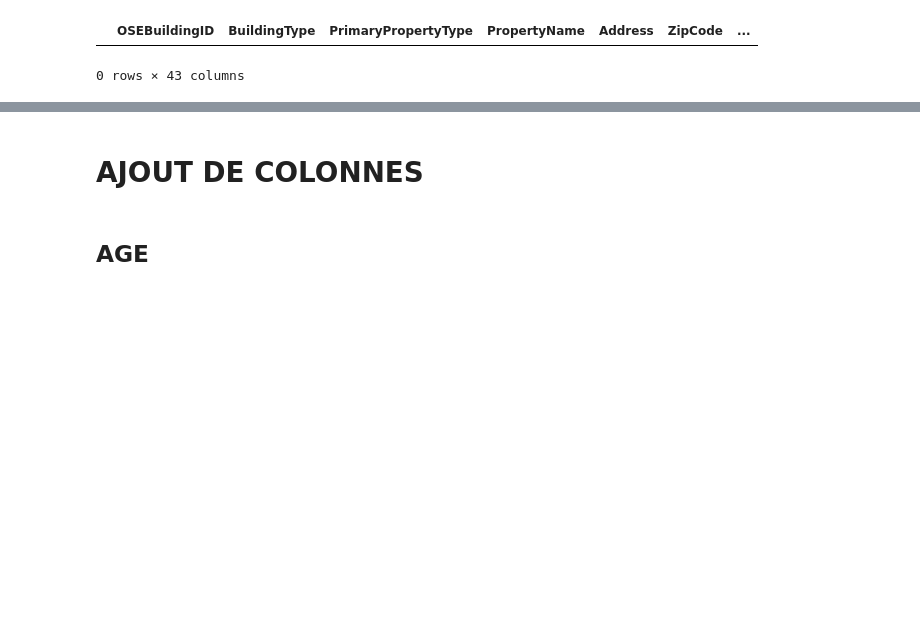
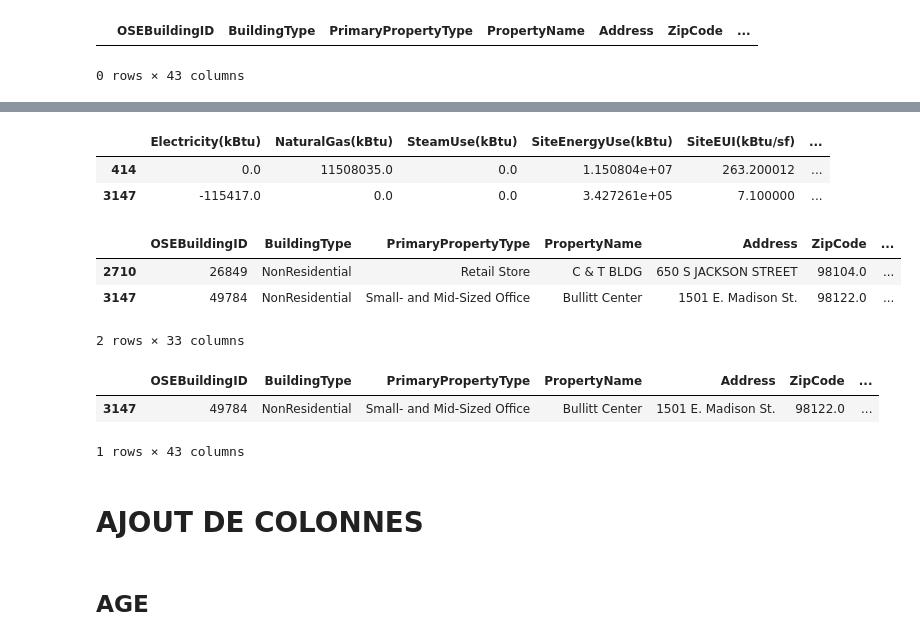
Before and after one commit to EP-portfolio/PROJET_4, a Jupyter notebook: PROJET_4.ipynb, the cells around one changed output, grey strips where cells are left out. Saved outputs shown, nothing was run; the diff lists cells and outputs as text; code cells hidden in the pictures; blank space fills up the shorter version.

```diff
--- a/PROJET_4.ipynb
+++ b/PROJET_4.ipynb
@@ -904,3 +1066,24 @@ DF_cleaned.loc[DF_cleaned['ZipCode'].isna()]
+# %%
+DF_cleaned.loc[DF_cleaned['Electricity(kBtu)']<=0,['Electricity(kBtu)','NaturalGas(kBtu)',
+                                                   'SteamUse(kBtu)','SiteEnergyUse(kBtu)','SiteEUI(kBtu/sf)'
+                                                   , 'PropertyGFATotal']]
+# %% [output]
+|  | Electricity(kBtu) | NaturalGas(kBtu) | SteamUse(kBtu) | SiteEnergyUse(kBtu) | SiteEUI(kBtu/sf) | ... |
+| 414 | 0.0 | 11508035.0 | 0.0 | 1.150804e+07 | 263.200012 | ... |
+| 3147 | -115417.0 | 0.0 | 0.0 | 3.427261e+05 | 7.100000 | ... |
+# %%
+DF_cleaned.loc[(DF_cleaned['SiteEUI(kBtu/sf)'])>=(DF_cleaned['SourceEUI(kBtu/sf)'])].iloc[:,:-10]
+# %% [output]
+|  | OSEBuildingID | BuildingType | PrimaryPropertyType | PropertyName | Address | ZipCode | ... |
+| 2710 | 26849 | NonResidential | Retail Store | C & T BLDG | 650 S JACKSON STREET | 98104.0 | ... |
+| 3147 | 49784 | NonResidential | Small- and Mid-Sized Office | Bullitt Center | 1501 E. Madison St. | 98122.0 | ... |
+2 rows × 33 columns
+# %%
+DF_cleaned.loc[DF_cleaned['TotalGHGEmissions']<=0]
+# %% [output]
+|  | OSEBuildingID | BuildingType | PrimaryPropertyType | PropertyName | Address | ZipCode | ... |
+| 3147 | 49784 | NonResidential | Small- and Mid-Sized Office | Bullitt Center | 1501 E. Madison St. | 98122.0 | ... |
+1 rows × 43 columns
 # %% [markdown]
 # AJOUT DE COLONNES
 # %% [markdown]
```
Also changed, not shown: parts of 43 cells of this notebook.
